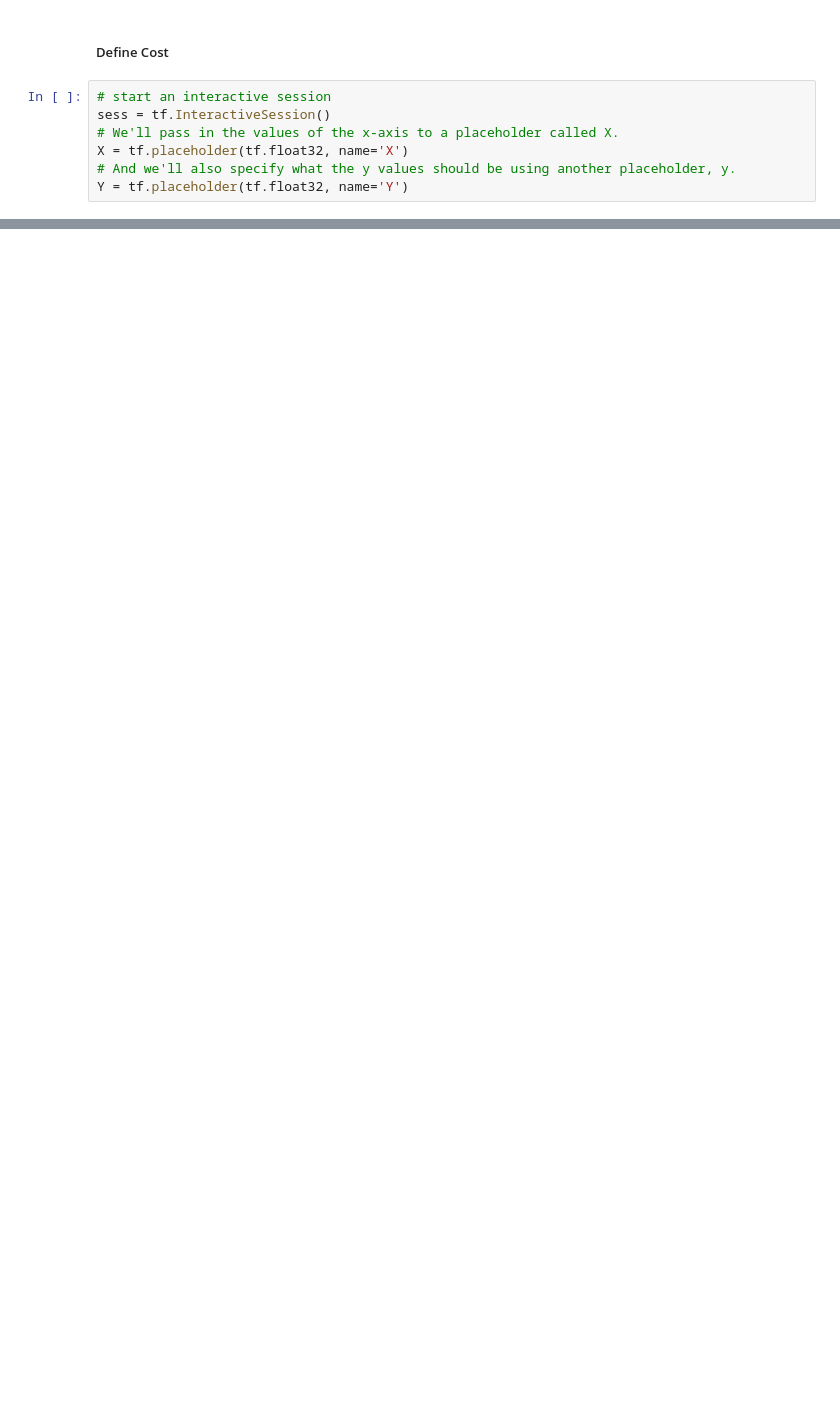
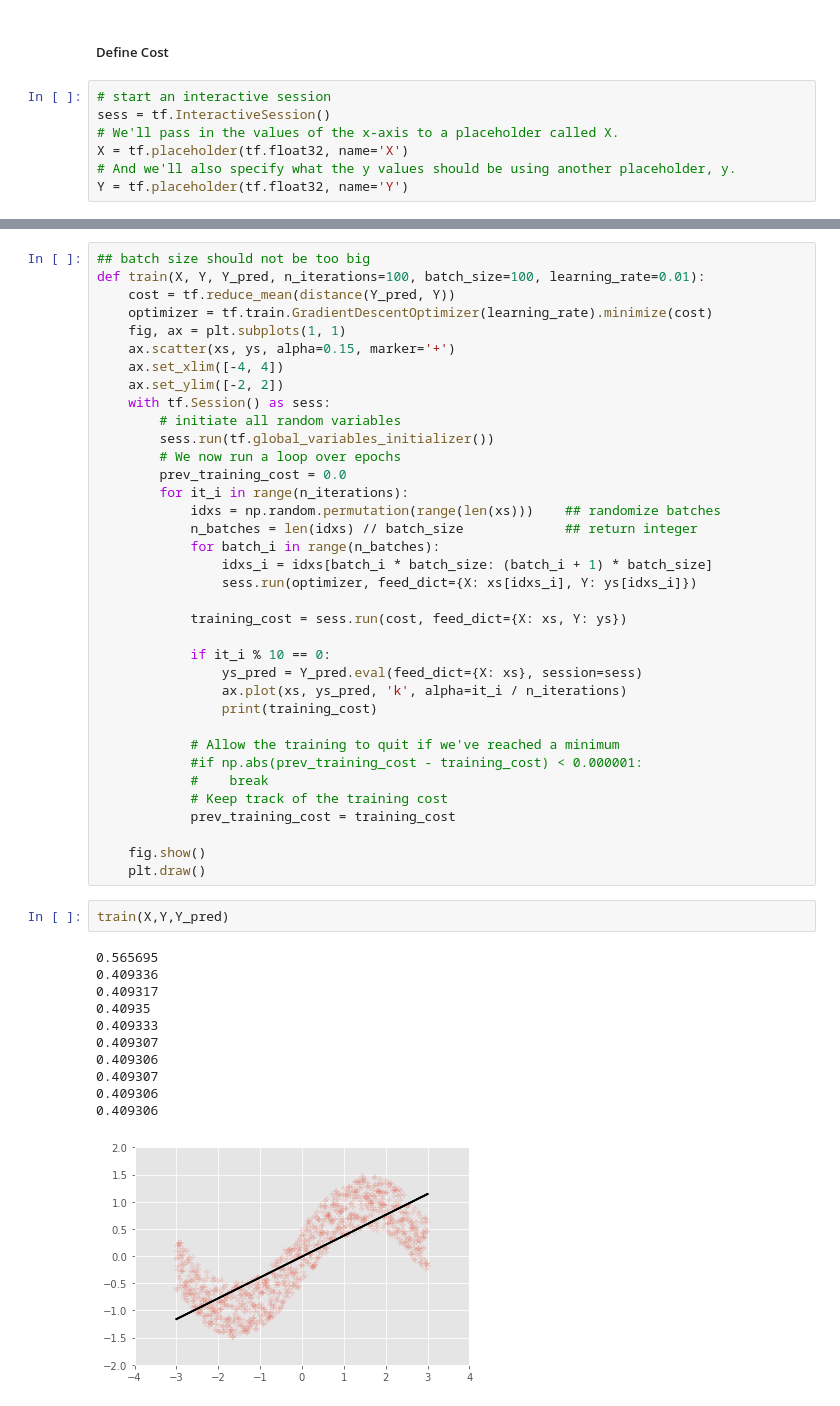
Before and after one commit to johnsonice/tensorflow, a Jupyter notebook: notebooks/2_neuro_network.ipynb, the cells around one changed output, grey strips where cells are left out. Cells and saved outputs as stored; diff of their text form; blank space fills up the shorter version.

```diff
--- a/notebooks/2_neuro_network.ipynb
+++ b/notebooks/2_neuro_network.ipynb
@@ -54,0 +97,50 @@ cost = distance(Y_pred, Y)
+# %%
+## batch size should not be too big
+def train(X, Y, Y_pred, n_iterations=100, batch_size=100, learning_rate=0.01):
+    cost = tf.reduce_mean(distance(Y_pred, Y))
+    optimizer = tf.train.GradientDescentOptimizer(learning_rate).minimize(cost)
+    fig, ax = plt.subplots(1, 1)
+    ax.scatter(xs, ys, alpha=0.15, marker='+')
+    ax.set_xlim([-4, 4])
+    ax.set_ylim([-2, 2])
+    with tf.Session() as sess:
+        # initiate all random variables
+        sess.run(tf.global_variables_initializer())
+        # We now run a loop over epochs
+        prev_training_cost = 0.0
+        for it_i in range(n_iterations):
+            idxs = np.random.permutation(range(len(xs)))    ## randomize batches
+            n_batches = len(idxs) // batch_size             ## return integer
+            for batch_i in range(n_batches):
+                idxs_i = idxs[batch_i * batch_size: (batch_i + 1) * batch_size]
+                sess.run(optimizer, feed_dict={X: xs[idxs_i], Y: ys[idxs_i]})
+
+            training_cost = sess.run(cost, feed_dict={X: xs, Y: ys})
+
+            if it_i % 10 == 0:
+                ys_pred = Y_pred.eval(feed_dict={X: xs}, session=sess)
+                ax.plot(xs, ys_pred, 'k', alpha=it_i / n_iterations)
+                print(training_cost)
+
+            # Allow the training to quit if we've reached a minimum
+            #if np.abs(prev_training_cost - training_cost) < 0.000001:
+            #    break
+            # Keep track of the training cost
+            prev_training_cost = training_cost
+
+    fig.show()
+    plt.draw()
+# %%
+train(X,Y,Y_pred)
+# %% [output]
+0.565695
+0.409336
+0.409317
+0.40935
+0.409333
+0.409307
+0.409306
+0.409307
+0.409306
+0.409306
+[figure, added]
```
Also changed, not shown: parts of 28 cells of this notebook, 6 other files.
